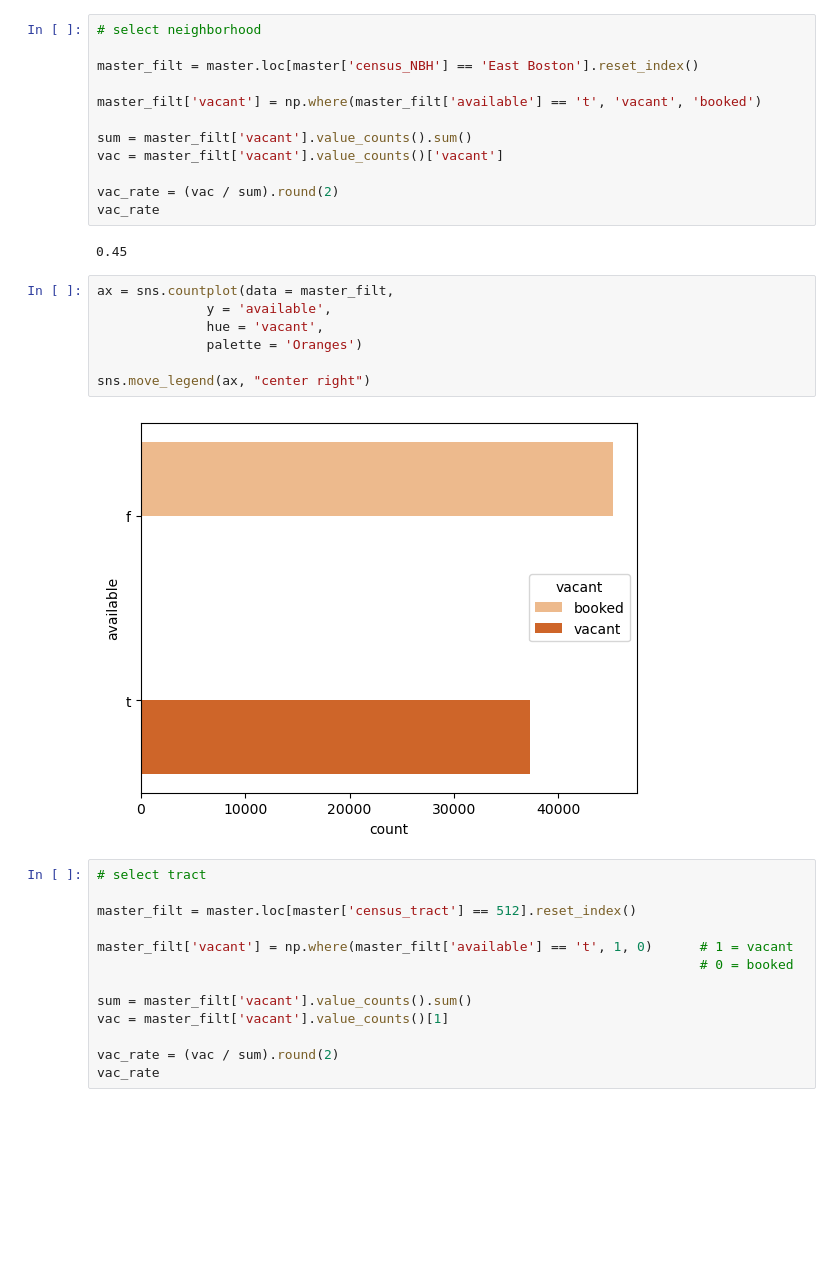
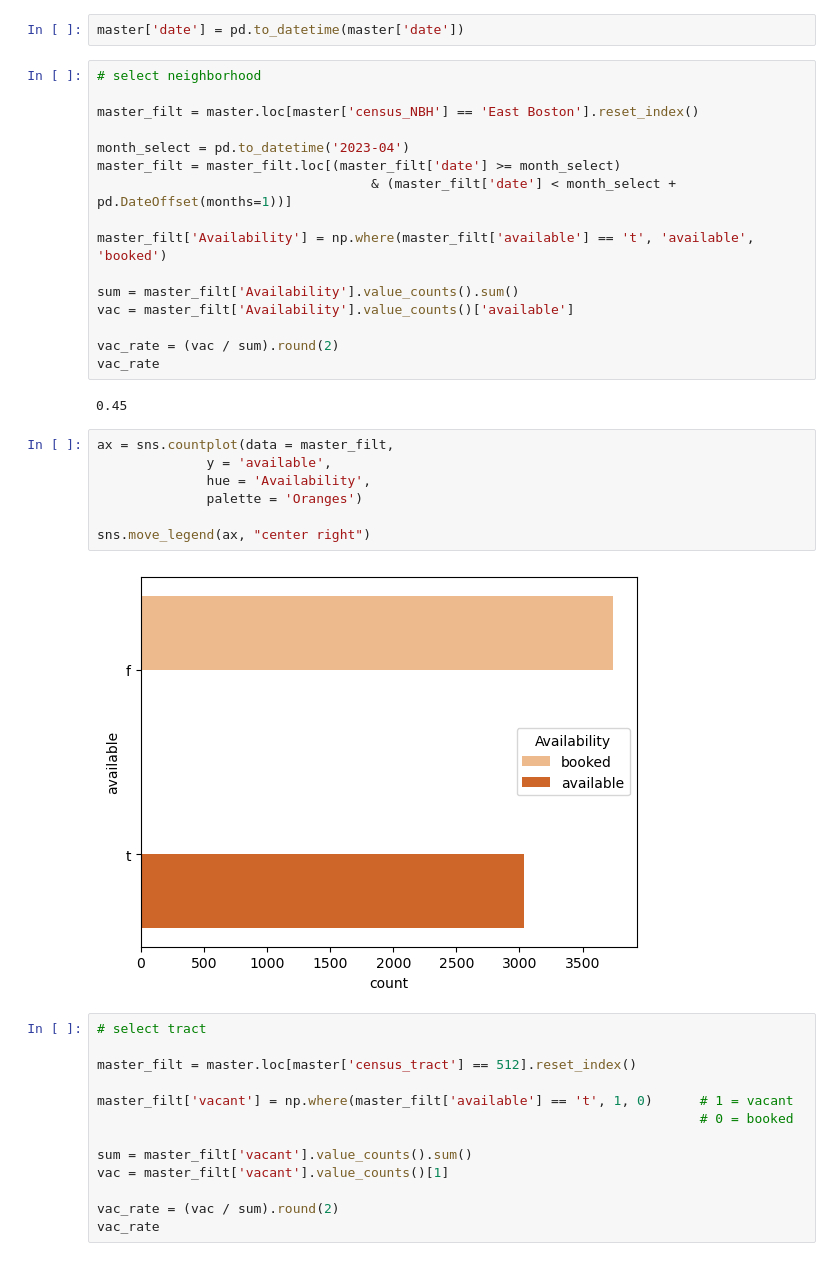
Before and after one commit to Brooks377/leftside_teamproject, a Jupyter notebook: ugly_god/Graphics.ipynb, the cells around one changed output. Drawn from its saved outputs; the diff is of its cells as text; blank space fills up the shorter version.

```diff
--- a/ugly_god/Graphics.ipynb
+++ b/ugly_god/Graphics.ipynb
@@ -44,14 +44,20 @@ master_short
 # %% [markdown]
 ## Vacancy
+# %%
+master['date'] = pd.to_datetime(master['date'])
 # %%
 # select neighborhood
 
 master_filt = master.loc[master['census_NBH'] == 'East Boston'].reset_index()
 
-master_filt['vacant'] = np.where(master_filt['available'] == 't', 'vacant', 'booked')
+month_select = pd.to_datetime('2023-04')
+master_filt = master_filt.loc[(master_filt['date'] >= month_select)
+                                   & (master_filt['date'] < month_select + pd.DateOffset(months=1))]
 
-sum = master_filt['vacant'].value_counts().sum()
-vac = master_filt['vacant'].value_counts()['vacant']
+master_filt['Availability'] = np.where(master_filt['available'] == 't', 'available', 'booked')
+
+sum = master_filt['Availability'].value_counts().sum()
+vac = master_filt['Availability'].value_counts()['available']
 
 vac_rate = (vac / sum).round(2)
 vac_rate
@@ -60,12 +66,12 @@ vac_rate
 # %%
 ax = sns.countplot(data = master_filt,
               y = 'available',
-              hue = 'vacant',
+              hue = 'Availability',
               palette = 'Oranges')
 
 sns.move_legend(ax, "center right")
 # %% [output]
-[figure, old version]
+[figure, new version]
 # %%
 # select tract
 
```
Also changed, not shown: parts of 9 cells of this notebook, 11 other files.
